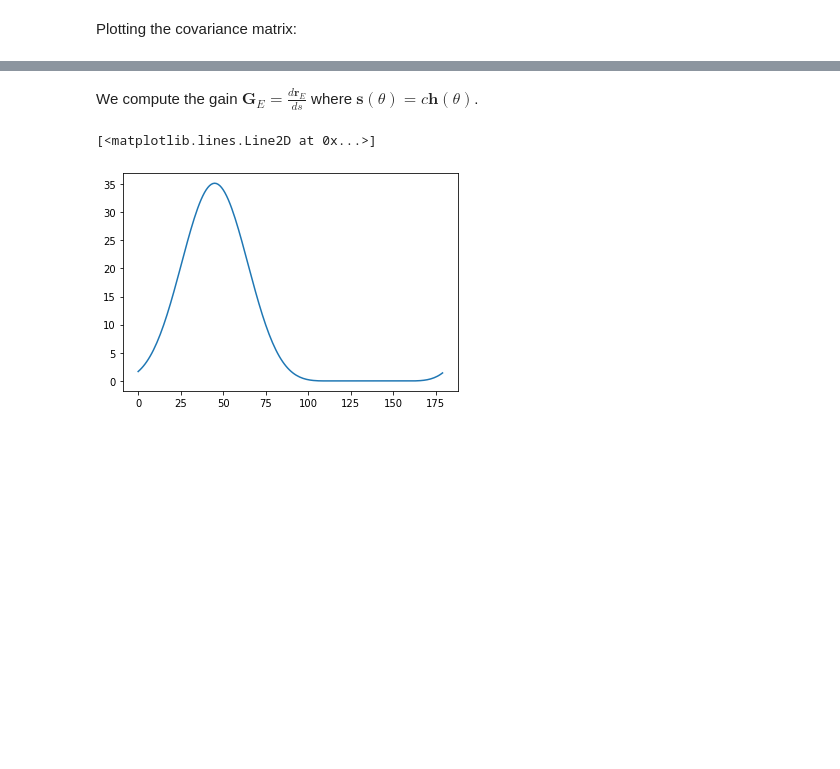
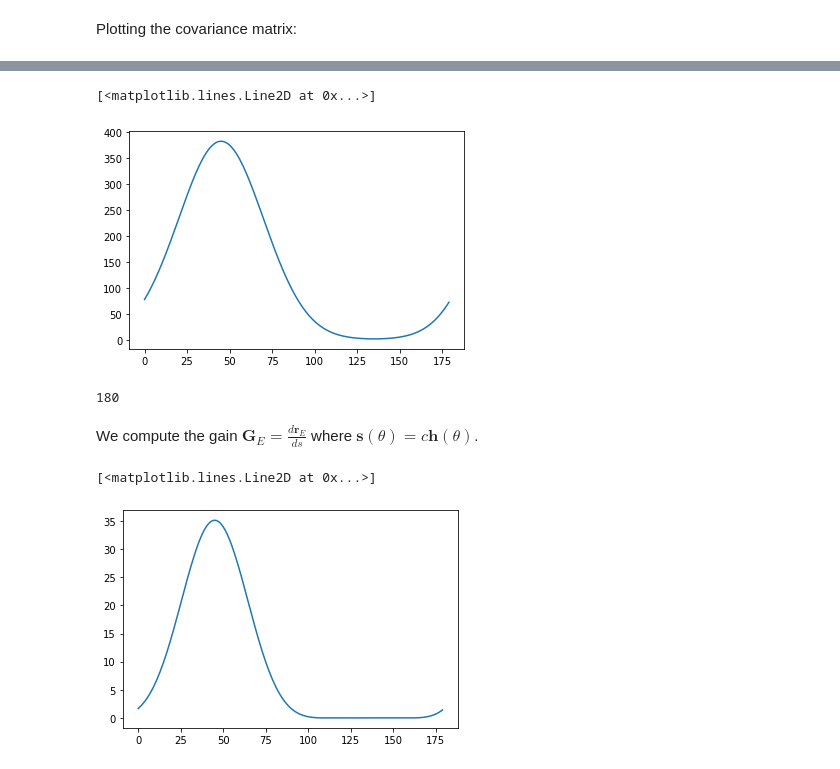
Before and after one commit to alexnegron/SCGB-Fellowship, a Jupyter notebook: Noisy model.ipynb, the cells around one changed output, grey strips where cells are left out. Saved outputs shown, nothing was run; the diff lists cells and outputs as text; code cells hidden in the pictures; blank space fills up the shorter version.

```diff
--- a/Noisy model.ipynb
+++ b/Noisy model.ipynb
@@ -151,3 +167,12 @@ plt.show()
+# %%
+plt.plot(np.diag(Sigma_E))
+# %% [output]
+[<matplotlib.lines.Line2D at 0x...>]
+[figure, added]
+# %%
+np.linalg.matrix_rank(Sigma_E)
+# %% [output]
+180
 # %% [markdown]
 We compute the gain $\mathbf{G}_E = \frac{d\mathbf{r}_E}{ds}$ where $\mathbf{s}(\theta) = c\mathbf{h}(\theta)$.
 # %%
```
Also changed, not shown: parts of 67 cells of this notebook.
